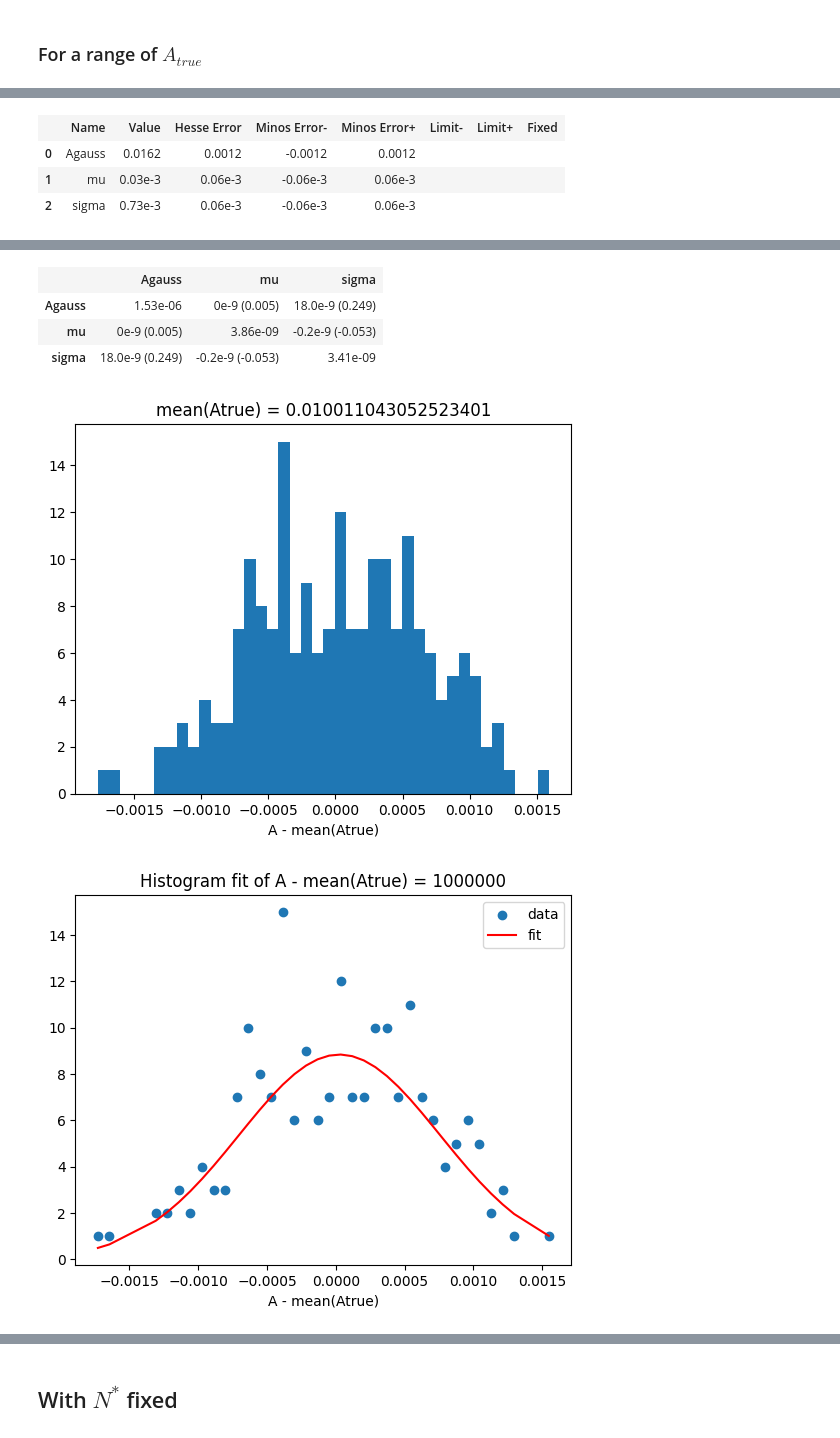
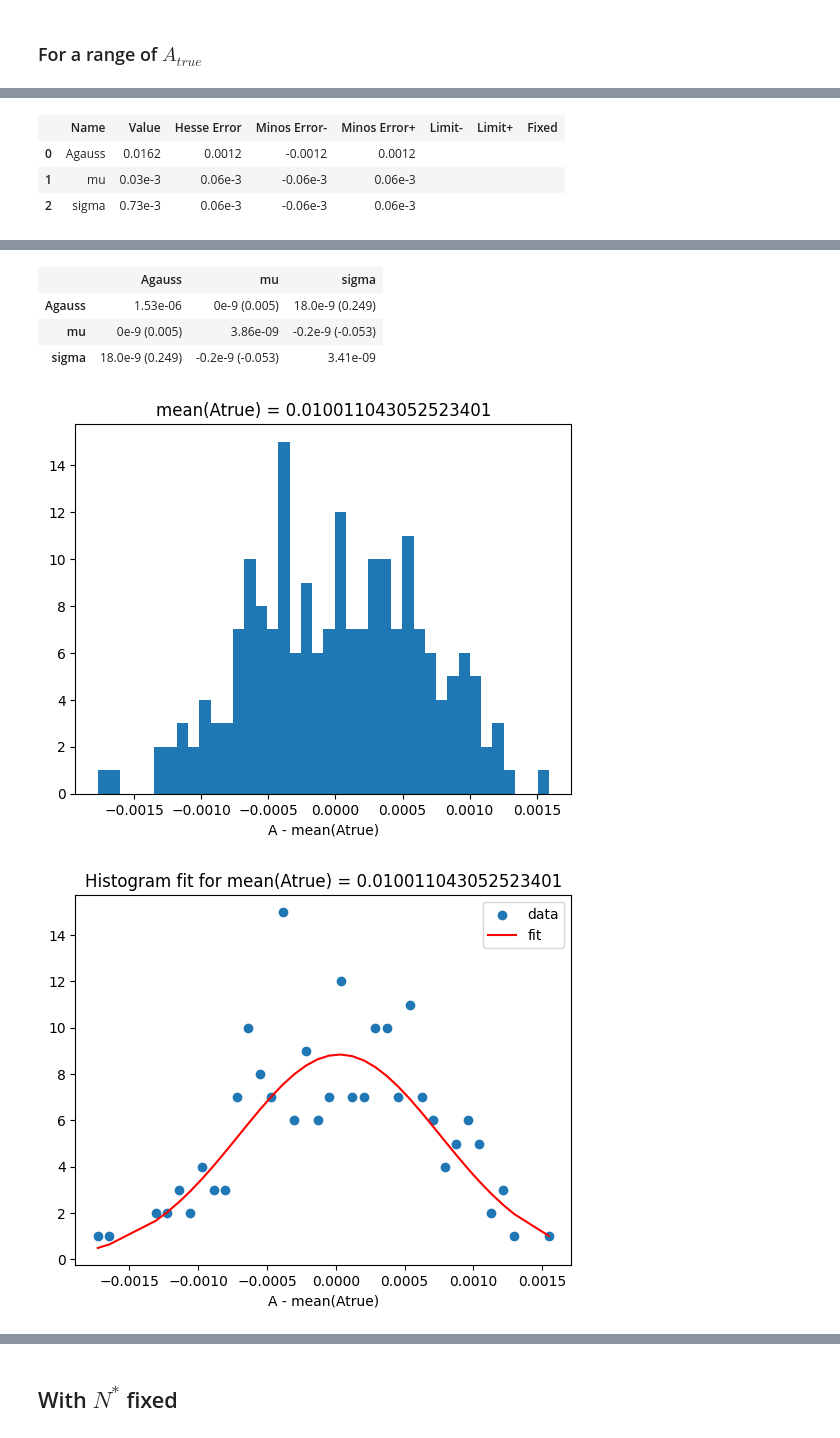
Before and after one commit to johannct/M2_Stage_Code, a Jupyter notebook: Simulation/A_Study_Cluster.ipynb, the cells around one changed output, grey strips where cells are left out. Drawn from its saved outputs; the diff is of its cells as text; code cells hidden in the pictures.

```diff
--- a/Simulation/A_Study_Cluster.ipynb
+++ b/Simulation/A_Study_Cluster.ipynb
@@ -367,35 +367,35 @@ mask = (dfMinuit_data4['A_true'] >= 0.9e-2) & (dfMinuit_data4['A_true'] < 1.1e-2
 dfMinuit_filtered_Atrue = dfMinuit_data4[mask]
 Atrue = dfMinuit_filtered_Atrue['A_true'].mean()
 
 var, bins = get_hist(dfMinuit_filtered_Atrue['A'] - Atrue, bins=40, xlabel="A - mean(Atrue)", title=f"mean(Atrue) = {Atrue}")
 mask2 = var != 0
 
 m = fit_minuit(bins[mask2], var[mask2], np.sqrt(var[mask2]), gauss, (1e-2, 0, 5e-4), ("Agauss", "mu", "sigma"),
-              title="Histogram fit of A - mean(Atrue) = {}".format(NSource_px_th), xlabel="A - mean(Atrue)")
+              title=f"Histogram fit for mean(Atrue) = {Atrue}", xlabel="A - mean(Atrue)")
 m
 # %% [output]
 | Migrad |  |
 | FCN = 17.79 (χ²/ndof = 0.6) | Nfcn = 207 |
 | EDM = 3.55e-06 (Goal: 0.0002) |  |
 | Valid Minimum | Below EDM threshold (goal x 10) |
 | No parameters at limit | Below call limit |
 | Hesse ok | Covariance accurate |
 |  | Name | Value | Hesse Error | Minos Error- | Minos Error+ | Limit- | Limit+ | Fixed |
 | 0 | Agauss | 0.0162 | 0.0012 | -0.0012 | 0.0012 |  |  |  |
 | 1 | mu | 0.03e-3 | 0.06e-3 | -0.06e-3 | 0.06e-3 |  |  |  |
 | 2 | sigma | 0.73e-3 | 0.06e-3 | -0.06e-3 | 0.06e-3 |  |  |  |
 |  | Agauss |  | mu |  | sigma |  |
 | Error | -0.0012 | 0.0012 | -0.06e-3 | 0.06e-3 | -0.06e-3 | 0.06e-3 |
 | Valid | True | True | True | True | True | True |
 | At Limit | False | False | False | False | False | False |
 | Max FCN | False | False | False | False | False | False |
 | New Min | False | False | False | False | False | False |
 |  | Agauss | mu | sigma |
 | Agauss | 1.53e-06 | 0e-9 (0.005) | 18.0e-9 (0.249) |
 | mu | 0e-9 (0.005) | 3.86e-09 | -0.2e-9 (-0.053) |
 | sigma | 18.0e-9 (0.249) | -0.2e-9 (-0.053) | 3.41e-09 |
 [figure]
-[figure, old version]
+[figure, new version]
 # %%
 mask = (dfMinuit_data4['A_true'] >= 1.0e-2) & (dfMinuit_data4['A_true'] < 1.1e-2)
 dfMinuit_filtered_Atrue = dfMinuit_data4[mask]
```
Also changed, not shown: parts of 17 cells of this notebook.
